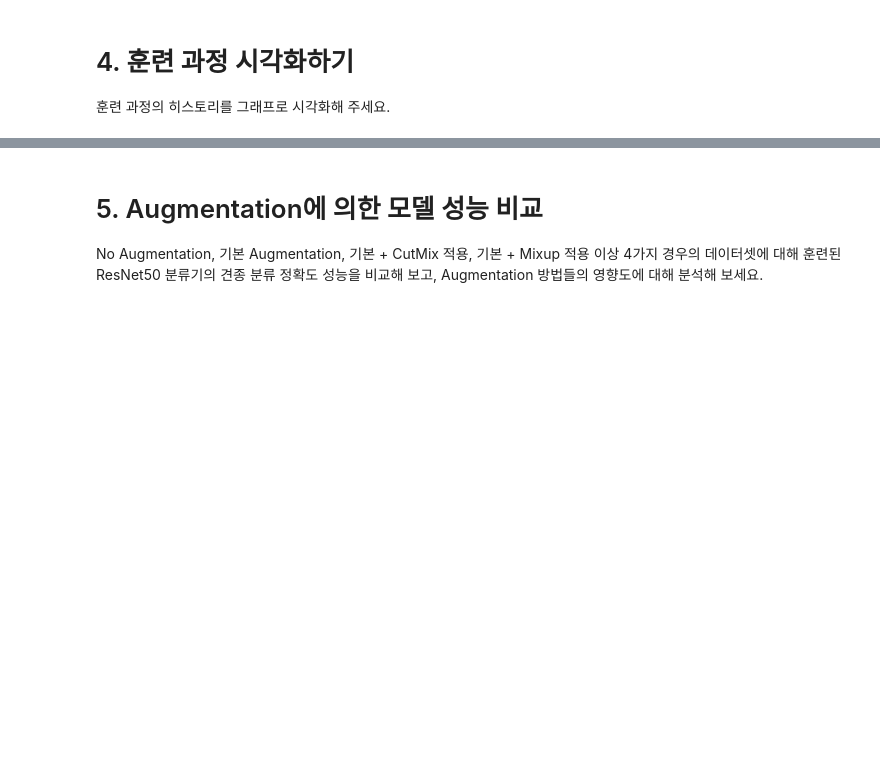
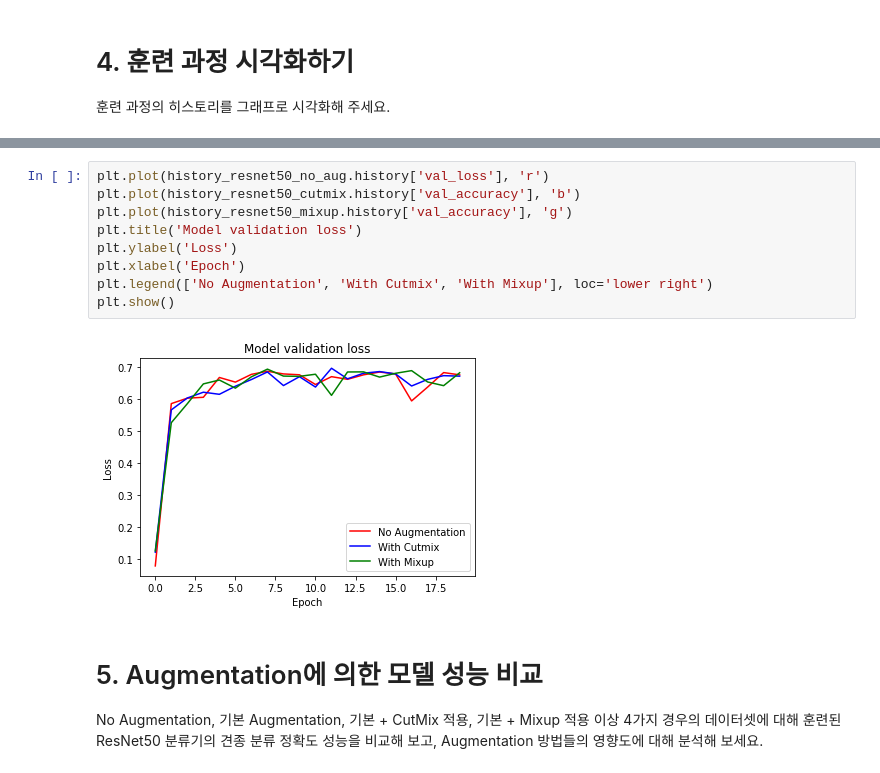
Before and after one commit to Seona056/AIFFEL_Daegu, a Jupyter notebook: GOING DEEPER/[CV-04] CutMix 또는 Mixup 비교실험 하기.ipynb, the cells around one changed output, grey strips where cells are left out. Saved outputs shown, nothing was run; the diff lists cells and outputs as text; blank space fills up the shorter version.

```diff
--- a/GOING DEEPER/[CV-04] CutMix 또는 Mixup 비교실험 하기.ipynb
+++ b/GOING DEEPER/[CV-04] CutMix 또는 Mixup 비교실험 하기.ipynb
@@ -858,3 +858,14 @@ plt.show()
+# %%
+plt.plot(history_resnet50_no_aug.history['val_loss'], 'r')
+plt.plot(history_resnet50_cutmix.history['val_accuracy'], 'b')
+plt.plot(history_resnet50_mixup.history['val_accuracy'], 'g')
+plt.title('Model validation loss')
+plt.ylabel('Loss')
+plt.xlabel('Epoch')
+plt.legend(['No Augmentation', 'With Cutmix', 'With Mixup'], loc='lower right')
+plt.show()
+# %% [output]
+[figure, added]
 # %% [markdown]
 # 5. Augmentation에 의한 모델 성능 비교
 No Augmentation, 기본 Augmentation, 기본 + CutMix 적용, 기본 + Mixup 적용 이상 4가지 경우의 데이터셋에 대해 훈련된 ResNet50 분류기의 견종 분류 정확도 성능을 비교해 보고, Augmentation 방법들의 영향도에 대해 분석해 보세요.
```
Also changed, not shown: parts of 1 cell of this notebook.
